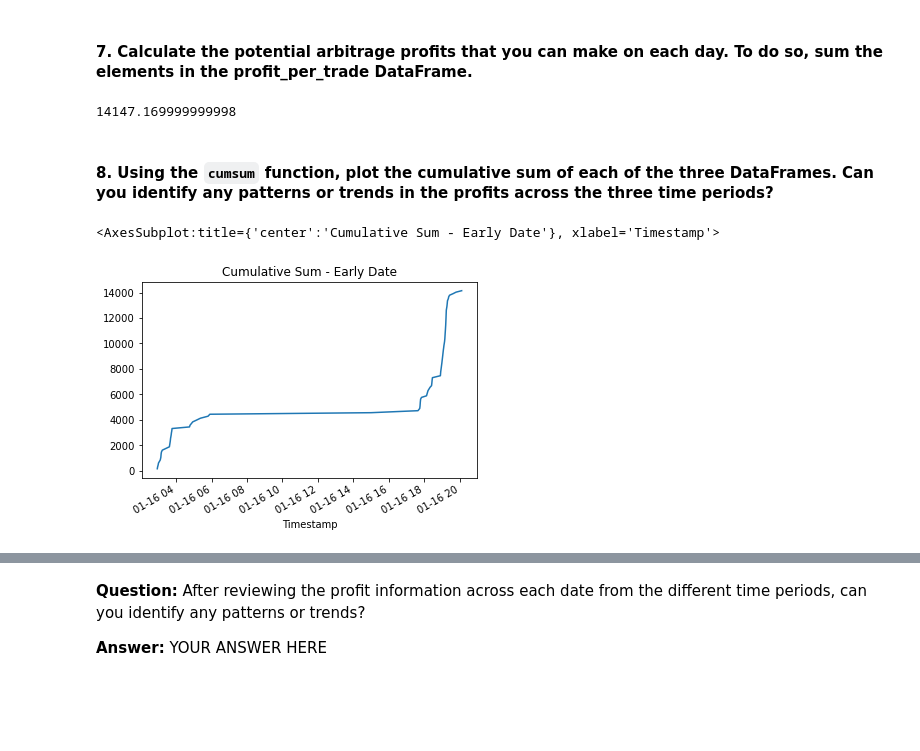
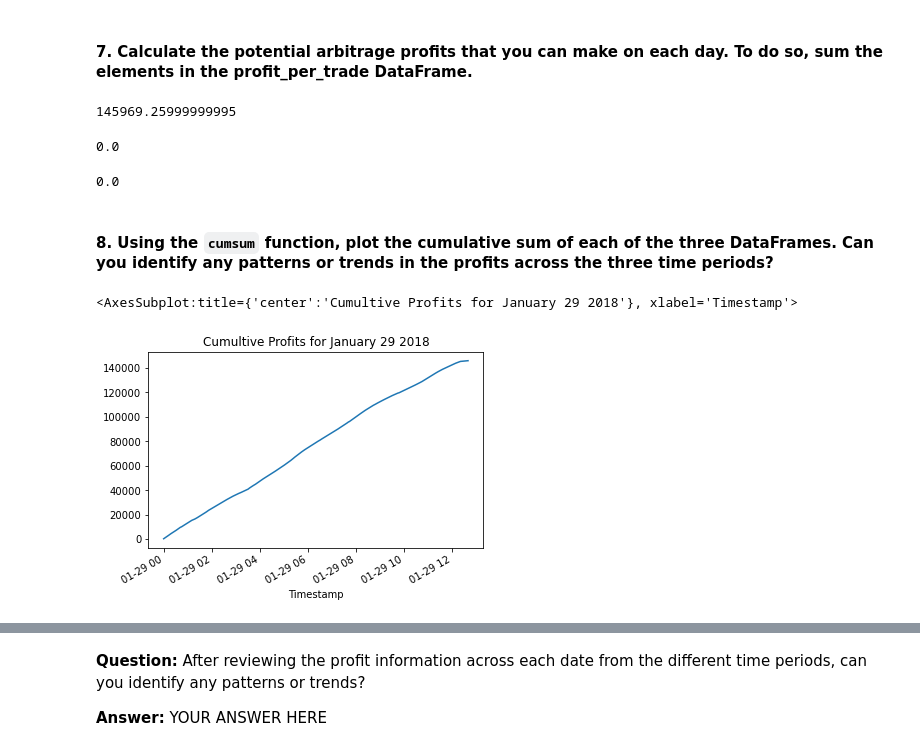
Before and after one commit to madhugirl/Crypto-Arbitrage-Opportunity, a Jupyter notebook: crypto_arbitrage.ipynb, the cells around one changed output, grey strips where cells are left out. Saved outputs shown, nothing was run; the diff lists cells and outputs as text; code cells hidden in the pictures; blank space fills up the shorter version.

```diff
--- a/crypto_arbitrage.ipynb
+++ b/crypto_arbitrage.ipynb
@@ -716,7 +672,7 @@ TypeError: int() argument must be a string, a bytes-like object or a number, not
 # %%
 # For the date early in the dataset, determine the number of times your trades with positive returns
 # exceed the 1% minimum threshold (.01) that you need to cover your costs
-profitable_trades_early = spread_return_early[arbitrage_spread_1 > .01]
+profitable_trades_early = spread_return_early[spread_return_early > .01]
 
 # Review the first five profitable trades
 profitable_trades_early.head()
@@ -753,8 +737,8 @@ Name: Close, dtype: float64
 profit_early = profitable_trades_early
 
 # Drop any missing values from the profit DataFrame
-profit_per_trade_early = # YOUR CODE HERE
-
+profit_per_trade_early = profitable_trades_early * coinbase_sliced["Close"].loc["2018-01-29"]
 # View the early profit DataFrame
-# YOUR CODE HERE
+profit_per_trade_early.to_frame().head()
+# Total revenue associated with trades, but to be true profit we need to subtract 1% from these values
 # %% [output]
@@ -782,0 +793,5 @@ Name: Close, dtype: float64
+# %%
+# Plot the results for the early profit per trade DataFrame
+# after 12pm profits were less that 1% which would not pay for the trading fee
+profit_per_trade_early = profit_per_trade_early.dropna()
+profit_per_trade_early.plot(title="Profits for January 29 2018")
@@ -784,17 +828,30 @@ Name: Close, dtype: float64
 #### 7. Calculate the potential arbitrage profits that you can make on each day. To do so, sum the elements in the profit_per_trade DataFrame.
 # %%
 # Calculate the sum of the potential profits for the early profit per trade DataFrame
-# YOUR CODE HERE
+# Total profits earned on Jan 29
+print(profit_per_trade_early.sum())
 # %% [output]
-14147.169999999998
+145969.25999999995
+# %%
+# Total profits earned on Feb 28
+
+print(profit_per_trade_middle.sum())
+# %% [output]
+0.0
+# %%
+# Total profits earned on March 30
+
+print(profit_per_trade_late.sum())
+# %% [output]
+0.0
 # %% [markdown]
 #### 8. Using the `cumsum` function, plot the cumulative sum of each of the three DataFrames. Can you identify any patterns or trends in the profits across the three time periods?
 # %%
 # Use the cumsum function to calculate the cumulative profits over time for the early profit per trade DataFrame
-cumulative_profit_early = # YOUR CODE HERE
+cumulative_profit_early = profit_per_trade_early.cumsum()
 # %%
 # Plot the cumulative sum of profits for the early profit per trade DataFrame
-# YOUR CODE HERE
+cumulative_profit_early.plot(title="Cumultive Profits for January 29 2018")
 # %% [output]
-<AxesSubplot:title={'center':'Cumulative Sum - Early Date'}, xlabel='Timestamp'>
+<AxesSubplot:title={'center':'Cumultive Profits for January 29 2018'}, xlabel='Timestamp'>
-[figure, old version]
+[figure, new version]
```
Also changed, not shown: parts of 57 cells of this notebook.
